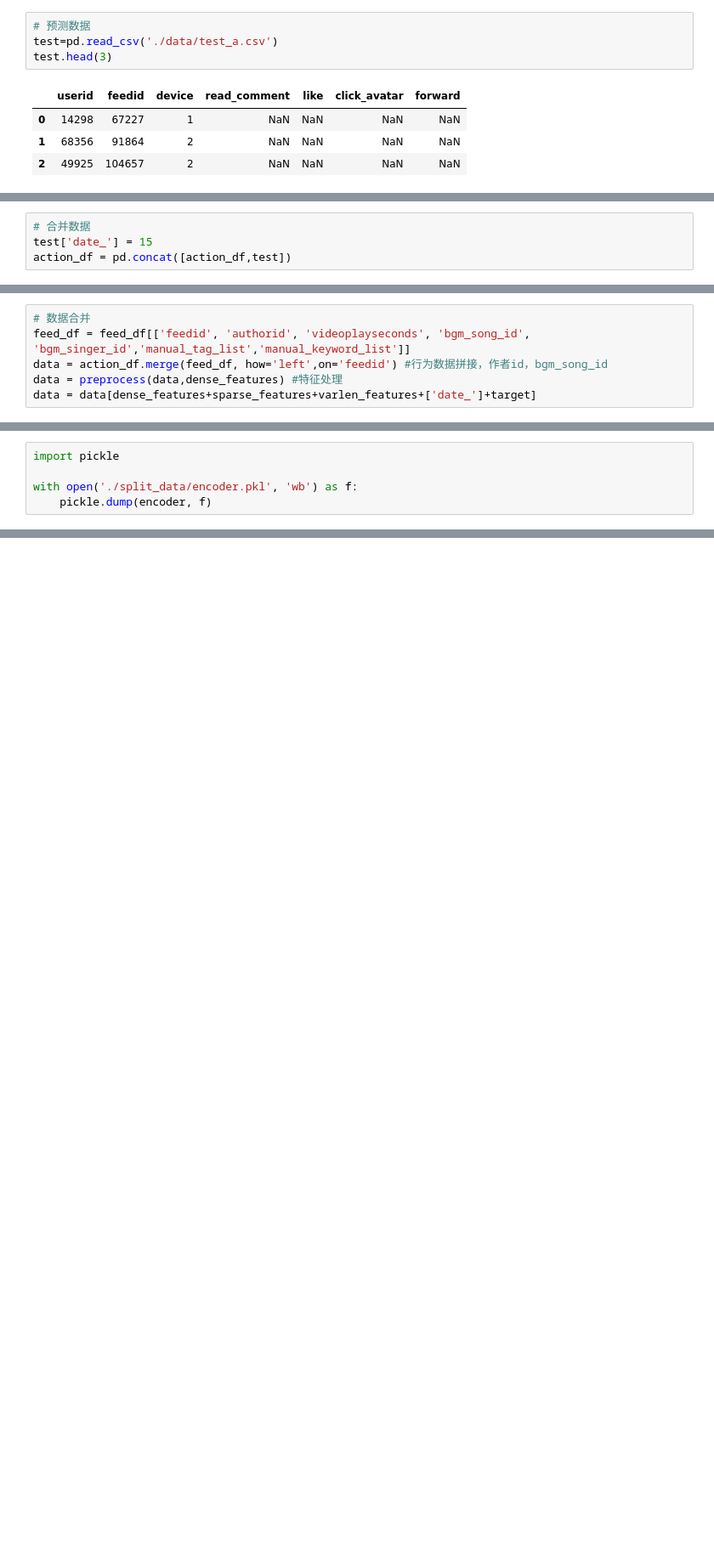
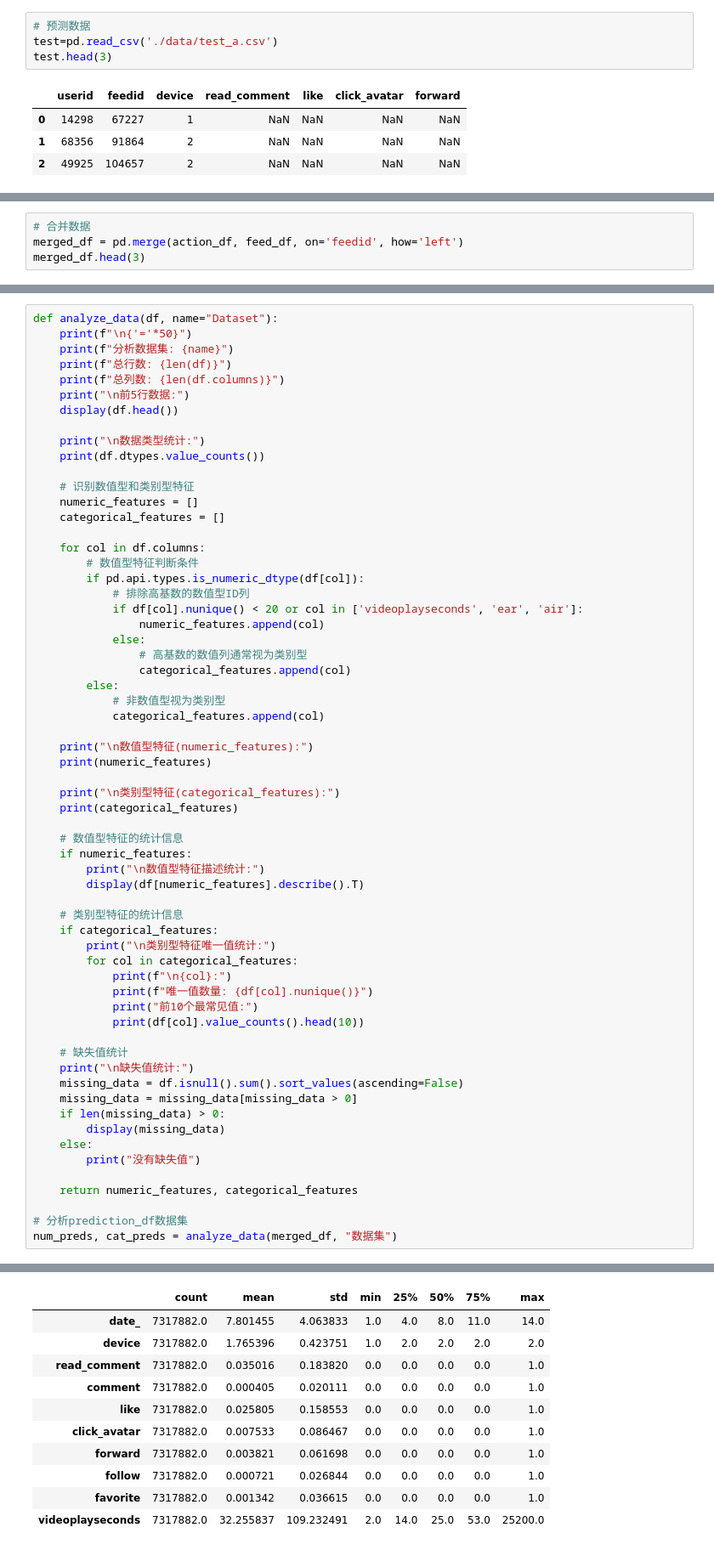
Before and after one commit to Althealam/wechat_multi_task_learning, a Jupyter notebook: data_preprocess_and_data_engineering.ipynb, the cells around one changed output, grey strips where cells are left out. Shown at 85% size. Saved outputs shown, nothing was run; the diff lists cells and outputs as text; blank space fills up the shorter version.

```diff
--- a/data_preprocess_and_data_engineering.ipynb
+++ b/data_preprocess_and_data_engineering.ipynb
@@ -66,4 +51,0 @@ def preprocess(sample,dense_features):
-# %%
-# 合并数据
-test['date_'] = 15
-action_df = pd.concat([action_df,test])
@@ -83,6 +51,0 @@ dense_features = ['videoplayseconds']
-# %%
-# 数据合并
-feed_df = feed_df[['feedid', 'authorid', 'videoplayseconds', 'bgm_song_id', 'bgm_singer_id','manual_tag_list','manual_keyword_list']]
-data = action_df.merge(feed_df, how='left',on='feedid') #行为数据拼接，作者id，bgm_song_id
-data = preprocess(data,dense_features) #特征处理
-data = data[dense_features+sparse_features+varlen_features+['date_']+target]
@@ -163,5 +52,4 @@ test = data[data['date_'] == 15].drop(['date_'],axis = 1)
-# %%
-import pickle
-
-with open('./split_data/encoder.pkl', 'wb') as f:
-    pickle.dump(encoder, f)
+# %%
+# 合并数据
+merged_df = pd.merge(action_df, feed_df, on='feedid', how='left')
+merged_df.head(3)
@@ -167,0 +83,63 @@ with open('./split_data/encoder.pkl', 'wb') as f:
+# %%
+def analyze_data(df, name="Dataset"):
+    print(f"\n{'='*50}")
+    print(f"分析数据集: {name}")
+    print(f"总行数: {len(df)}")
+    print(f"总列数: {len(df.columns)}")
+    print("\n前5行数据:")
+    display(df.head())
+
+    print("\n数据类型统计:")
+    print(df.dtypes.value_counts())
+
+    # 识别数值型和类别型特征
+    numeric_features = []
+    categorical_features = []
+
+    for col in df.columns:
+        # 数值型特征判断条件
+        if pd.api.types.is_numeric_dtype(df[col]):
+            # 排除高基数的数值型ID列
+            if df[col].nunique() < 20 or col in ['videoplayseconds', 'ear', 'air']:
+                numeric_features.append(col)
+            else:
+                # 高基数的数值列通常视为类别型
+                categorical_features.append(col)
+        else:
+            # 非数值型视为类别型
+            categorical_features.append(col)
+
+    print("\n数值型特征(numeric_features):")
+    print(numeric_features)
+
+    print("\n类别型特征(categorical_features):")
+    print(categorical_features)
+
+    # 数值型特征的统计信息
+    if numeric_features:
+        print("\n数值型特征描述统计:")
+        display(df[numeric_features].describe().T)
+
+    # 类别型特征的统计信息
+    if categorical_features:
+        print("\n类别型特征唯一值统计:")
+        for col in categorical_features:
+            print(f"\n{col}:")
+            print(f"唯一值数量: {df[col].nunique()}")
+            print("前10个最常见值:")
+            print(df[col].value_counts().head(10))
+
+    # 缺失值统计
+    print("\n缺失值统计:")
+    missing_data = df.isnull().sum().sort_values(ascending=False)
+    missing_data = missing_data[missing_data > 0]
+    if len(missing_data) > 0:
+        display(missing_data)
+    else:
+        print("没有缺失值")
+
+    return numeric_features, categorical_features
+
+# 分析prediction_df数据集
+num_preds, cat_preds = analyze_data(merged_df, "数据集")
+# %% [output]
@@ -167,0 +171,11 @@ with open('./split_data/encoder.pkl', 'wb') as f:
+|  | count | mean | std | min | 25% | 50% | 75% | max |
+| date_ | 7317882.0 | 7.801455 | 4.063833 | 1.0 | 4.0 | 8.0 | 11.0 | 14.0 |
+| device | 7317882.0 | 1.765396 | 0.423751 | 1.0 | 2.0 | 2.0 | 2.0 | 2.0 |
+| read_comment | 7317882.0 | 0.035016 | 0.183820 | 0.0 | 0.0 | 0.0 | 0.0 | 1.0 |
+| comment | 7317882.0 | 0.000405 | 0.020111 | 0.0 | 0.0 | 0.0 | 0.0 | 1.0 |
+| like | 7317882.0 | 0.025805 | 0.158553 | 0.0 | 0.0 | 0.0 | 0.0 | 1.0 |
+| click_avatar | 7317882.0 | 0.007533 | 0.086467 | 0.0 | 0.0 | 0.0 | 0.0 | 1.0 |
+| forward | 7317882.0 | 0.003821 | 0.061698 | 0.0 | 0.0 | 0.0 | 0.0 | 1.0 |
+| follow | 7317882.0 | 0.000721 | 0.026844 | 0.0 | 0.0 | 0.0 | 0.0 | 1.0 |
+| favorite | 7317882.0 | 0.001342 | 0.036615 | 0.0 | 0.0 | 0.0 | 0.0 | 1.0 |
+| videoplayseconds | 7317882.0 | 32.255837 | 109.232491 | 2.0 | 14.0 | 25.0 | 53.0 | 25200.0 |
```
Also changed, not shown: parts of 37 cells of this notebook.
